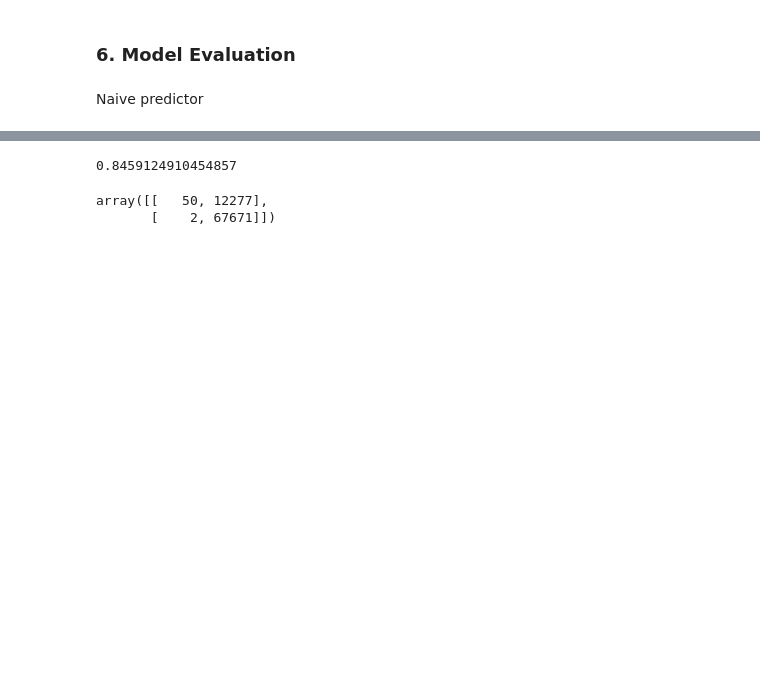
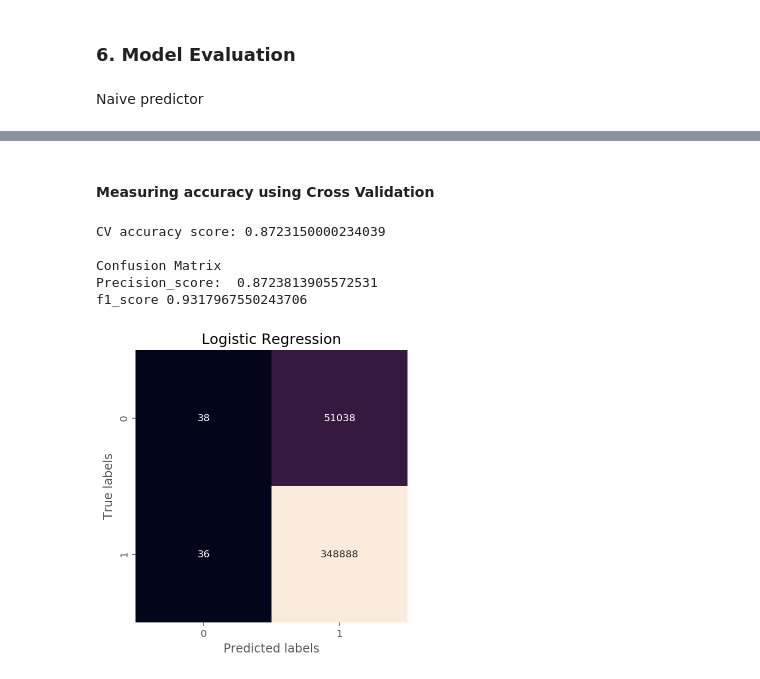
Before and after one commit to numanyilmaz/Capstone, a Jupyter notebook: Capstone.ipynb, the cells around one changed output, grey strips where cells are left out. Cells and saved outputs as stored; diff of their text form; code cells hidden in the pictures; blank space fills up the shorter version.

```diff
--- a/Capstone.ipynb
+++ b/Capstone.ipynb
@@ -308,8 +308,9 @@ Shape of final features:  (2972646, 1307)
 5 rows × 1307 columns
 # %% [markdown]
 4.2 Train-Test Split
-# %%
-features_final = features_final[:100000]
+# %%
+# select 500,000 samples
+features_final = features_final.sample(n=500000)
 # %%
 X = features_final.iloc[:,1:]
 y = features_final['CASE_STATUS']
@@ -591,5 +404,0 @@ class VisaEstimator(BaseEstimator):
-# %%
-visa_clf = VisaEstimator()
-cross_val_score(visa_clf, X_train, y_train, cv=3, scoring="accuracy").mean()
-# %% [output]
-0.8459124910454857
@@ -599,6 +405,2 @@ y_train_pred = cross_val_predict(sgd_clf, X_train, y_train, cv=3)
-# %%
-from sklearn.metrics import confusion_matrix
-confusion_matrix(y_train, y_train_pred)
-# %% [output]
-array([[   50, 12277],
-       [    2, 67671]])
+# %% [markdown]
+#### Measuring accuracy using Cross Validation
@@ -604,0 +412,21 @@ array([[   50, 12277],
+# %%
+cross_val_accuracy = cross_val_score(clf_log, X_train, y_train, cv=3, scoring="accuracy").mean()
+print ("CV accuracy score:", cross_val_accuracy)
+y_train_pred = cross_val_predict(clf_log, X_train, y_train, cv=3)
+print ("")
+plt.figure(figsize=(10,5))
+mat = confusion_matrix(y_train, y_train_pred)
+sns.heatmap(mat, square=True, annot=True, fmt='d', cbar=False)
+plt.title('Logistic Regression')
+plt.ylabel('True labels')
+plt.xlabel('Predicted labels');
+
+print ("Precision_score: ",precision_score(y_train, y_train_pred))
+print ("f1_score", f1_score(y_train, y_train_pred, beta=0.5))
+# %% [output]
+CV accuracy score: 0.8723150000234039
+
+Confusion Matrix
+Precision_score:  0.8723813905572531
+f1_score 0.9317967550243706
+[figure, added]
```
Also changed, not shown: parts of 31 cells of this notebook.
